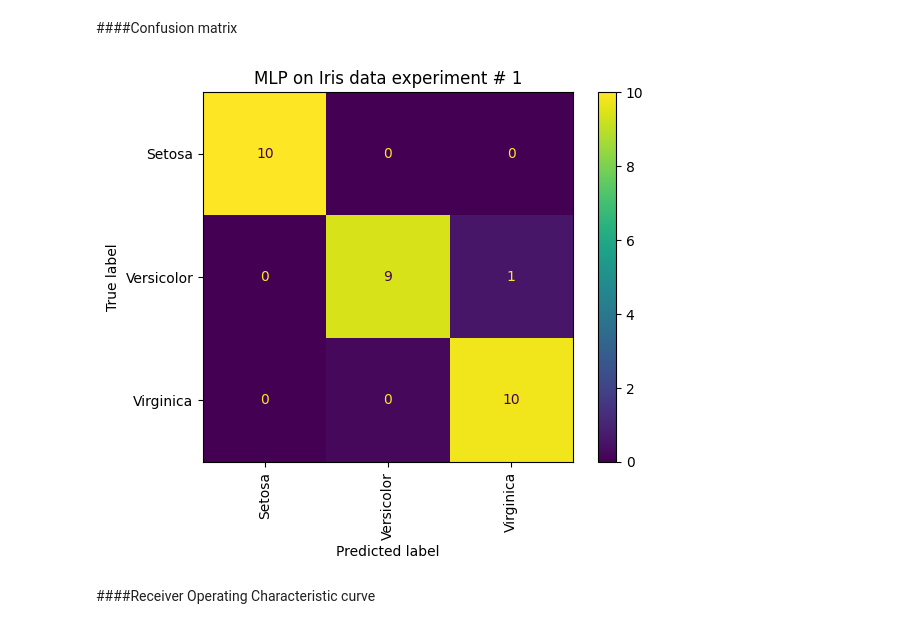
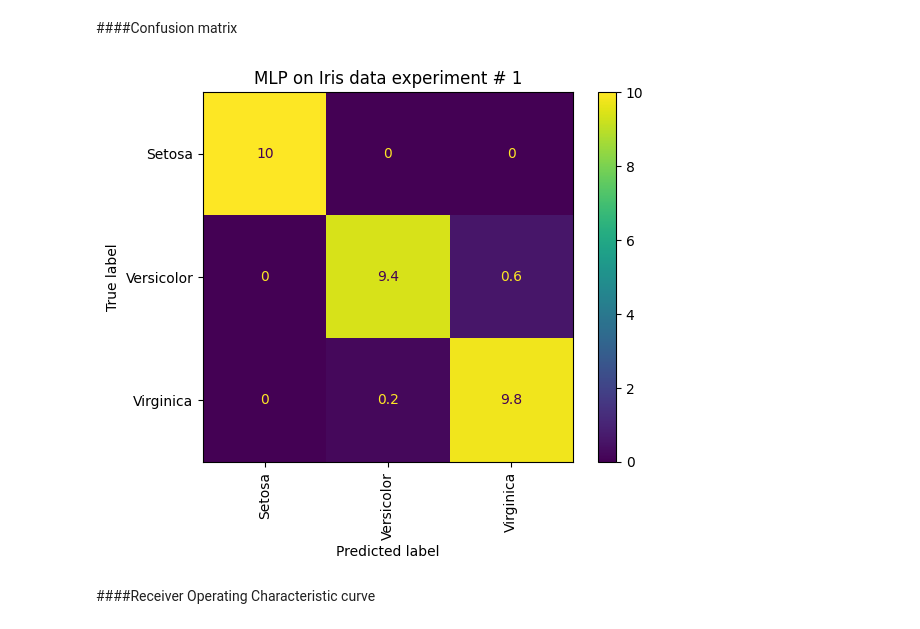
Before and after one commit to DannyData1419/Supervised-ML, a Jupyter notebook: Supervised_ML_Classification.ipynb, the cells around one changed output. Cells and saved outputs as stored; diff of their text form; code cells hidden in the pictures.

```diff
--- a/Supervised_ML_Classification.ipynb
+++ b/Supervised_ML_Classification.ipynb
@@ -133,0 +43,31 @@ def shap_tree_explainer(x, y, classifier):
+# %%
+# classification report and confusion matrix function
+def clasif_report_and_conf_matrix(x, y, classifier, label_mapping):
+    """
+    Generates a classification report and confusion matrix using 5-fold cross-validation.
+
+    Args:
+        x (pd.DataFrame): Features of the dataset.
+        y (pd.Series or np.ndarray): Target labels corresponding to the features.
+        classifier (sklearn.base.ClassifierMixin): A scikit-learn classifier instance to be trained and evaluated.
+        label_mapping (dict): A dictionary mapping numerical labels to their corresponding text labels.
+
+    Returns:
+        tuple:
+            - clasif_report (str): The classification report generated from the predictions.
+            - confusn_matrix (np.ndarray): The averaged confusion matrix over the cross-validation folds.
+    """
+    kf = StratifiedKFold(n_splits=5) # initializes 5-fold CV. StratifiedKFold ensures proportion of classes in each fold is approximately the same as original dataset
+    confusn_matrices = [] # list to store confusion matrices
+    clasif_reports = [] # list to store classification reports
+    for train, test in kf.split(x, y): # iterates over each fold, generating training and test indices for each iteration
+        x_train, x_test, y_train, y_test = x.iloc[train], x.iloc[test], y[train], y[test]
+        classifier.fit(x_train, y_train) # classifier is trained on 4 folds of training data
+        predictions = classifier.predict(x_test) # the trained classifier is then used to make predictions on remainin fold of test data
+        y_test_text = [label_mapping[label] for label in y_test] # dictionary that maps numeric class labels to corresponding text class labels
+        pred_text = [label_mapping[label] for label in predictions] #
+        clasif_report = classification_report(pred_text, y_test_text)
+        confusn_matrix_fold = confusion_matrix(y_test_text, pred_text, labels=list(label_mapping.values()))
+        confusn_matrices.append(confusn_matrix_fold) # confusion matrix for each fold is stored
+    confusn_matrix = np.mean(confusn_matrices, axis=0) # average confusion matrix from all folds
+    return clasif_report, confusn_matrix
@@ -133,0 +83,8 @@ def shap_tree_explainer(x, y, classifier):
+# %%
+# confusion matrix printer
+def confusion_matrix_print(confusn_mtrx, model_type, data_desc, experiment_num, label_mapping):
+  display = metrics.ConfusionMatrixDisplay(confusn_mtrx, display_labels=list(label_mapping.values()))
+  display.plot()
+  plt.xticks(rotation=90)
+  plt.title(f'{model_type} on {data_desc} experiment # {experiment_num}')
+  return plt.show()
@@ -223,11 +234,9 @@ weighted avg       1.00      1.00      1.00        30
 # %% [markdown]
 ####Confusion matrix
-# %%
-display = metrics.ConfusionMatrixDisplay(conf_matrix, display_labels=list(label_mapping.values()))
-display.plot(values_format='.0f')
-plt.xticks(rotation=90)
-plt.title(f'{model_type} on {data_desc} experiment # {experiment_num}') ; plt.show()
-# %% [output]
-[figure, removed]
+# %%
+# run function
+confusion_matrix_print(conf_matrix, model_type, data_desc, experiment_num, label_mapping)
+# %% [output]
+[figure, added]
 # %% [markdown]
 ####Receiver Operating Characteristic curve
```
Also changed, not shown: parts of 36 cells of this notebook.
